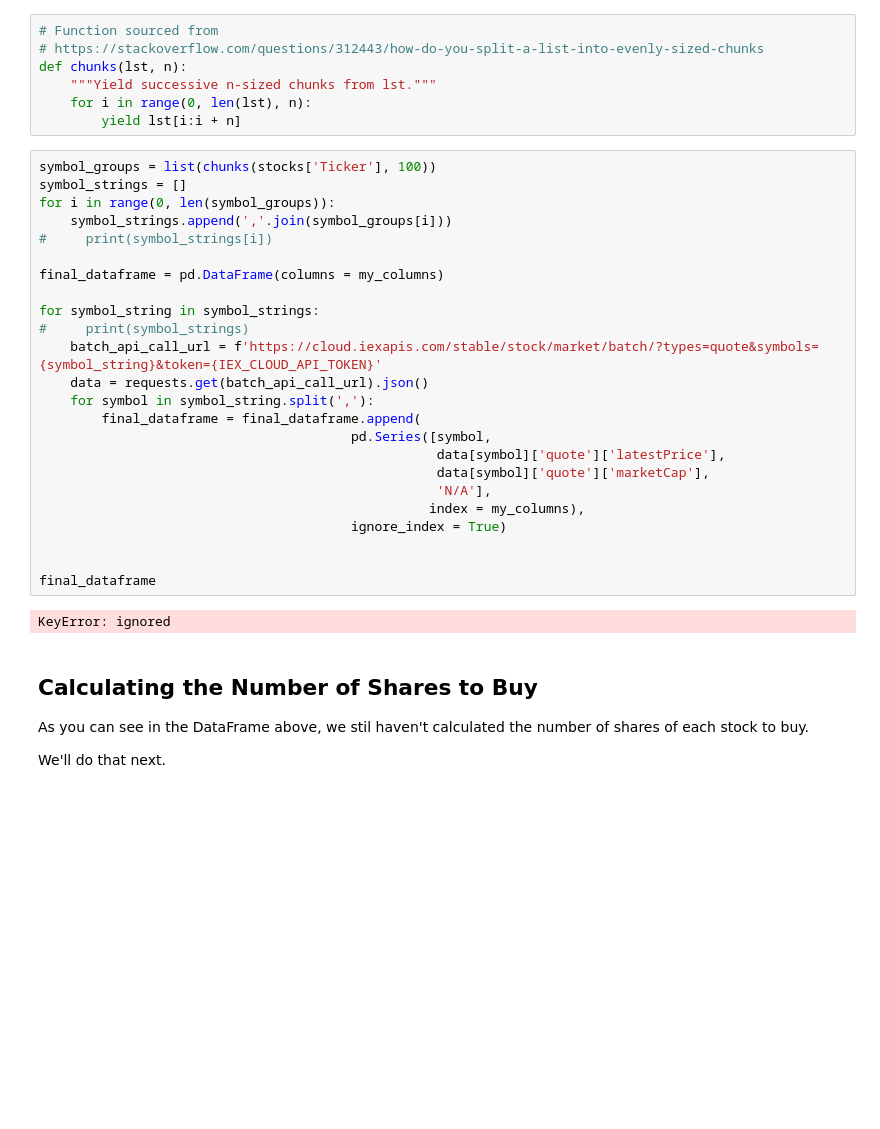
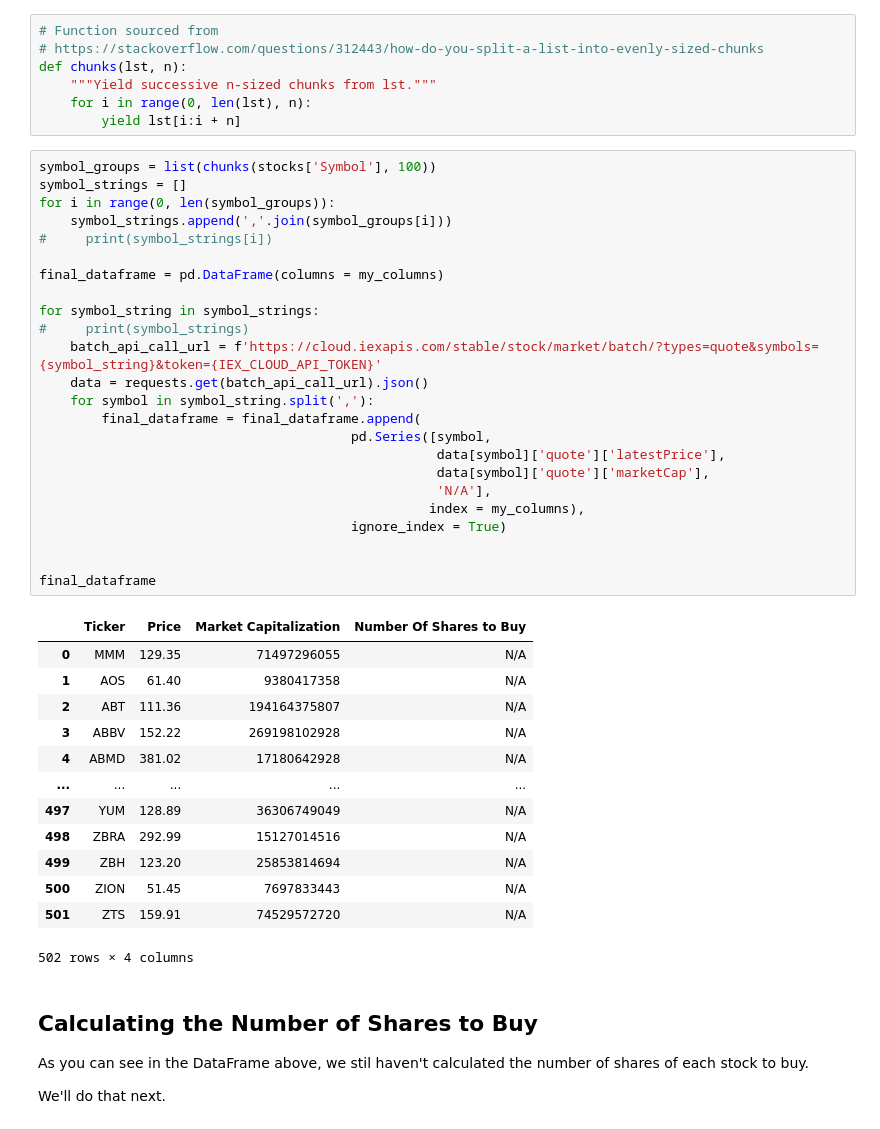
Before and after one commit to faijurrahman/Trading, a Jupyter notebook: Python/xlsxwriter_Example_equal_weight_S&P_500.ipynb, the cells around one changed output. Saved outputs shown, nothing was run; the diff lists cells and outputs as text; blank space fills up the shorter version.

```diff
--- a/Python/xlsxwriter_Example_equal_weight_S&P_500.ipynb
+++ b/Python/xlsxwriter_Example_equal_weight_S&P_500.ipynb
@@ -200,31 +184,43 @@ def chunks(lst, n):
     for i in range(0, len(lst), n):
         yield lst[i:i + n]
 # %%
-symbol_groups = list(chunks(stocks['Ticker'], 100))
+symbol_groups = list(chunks(stocks['Symbol'], 100))
 symbol_strings = []
 for i in range(0, len(symbol_groups)):
     symbol_strings.append(','.join(symbol_groups[i]))
 #     print(symbol_strings[i])
 
 final_dataframe = pd.DataFrame(columns = my_columns)
 
 for symbol_string in symbol_strings:
 #     print(symbol_strings)
     batch_api_call_url = f'https://cloud.iexapis.com/stable/stock/market/batch/?types=quote&symbols={symbol_string}&token={IEX_CLOUD_API_TOKEN}'
     data = requests.get(batch_api_call_url).json()
     for symbol in symbol_string.split(','):
         final_dataframe = final_dataframe.append(
                                         pd.Series([symbol,
                                                    data[symbol]['quote']['latestPrice'],
                                                    data[symbol]['quote']['marketCap'],
                                                    'N/A'],
                                                   index = my_columns),
                                         ignore_index = True)
 
 
 final_dataframe
 # %% [output]
+|  | Ticker | Price | Market Capitalization | Number Of Shares to Buy |
+| 0 | MMM | 129.35 | 71497296055 | N/A |
+| 1 | AOS | 61.40 | 9380417358 | N/A |
+| 2 | ABT | 111.36 | 194164375807 | N/A |
+| 3 | ABBV | 152.22 | 269198102928 | N/A |
+| 4 | ABMD | 381.02 | 17180642928 | N/A |
+| ... | ... | ... | ... | ... |
+| 497 | YUM | 128.89 | 36306749049 | N/A |
+| 498 | ZBRA | 292.99 | 15127014516 | N/A |
+| 499 | ZBH | 123.20 | 25853814694 | N/A |
+| 500 | ZION | 51.45 | 7697833443 | N/A |
+| 501 | ZTS | 159.91 | 74529572720 | N/A |
-KeyError: ignored
+502 rows × 4 columns
 # %% [markdown]
 ## Calculating the Number of Shares to Buy
 
```
Also changed, not shown: parts of 9 cells of this notebook.
